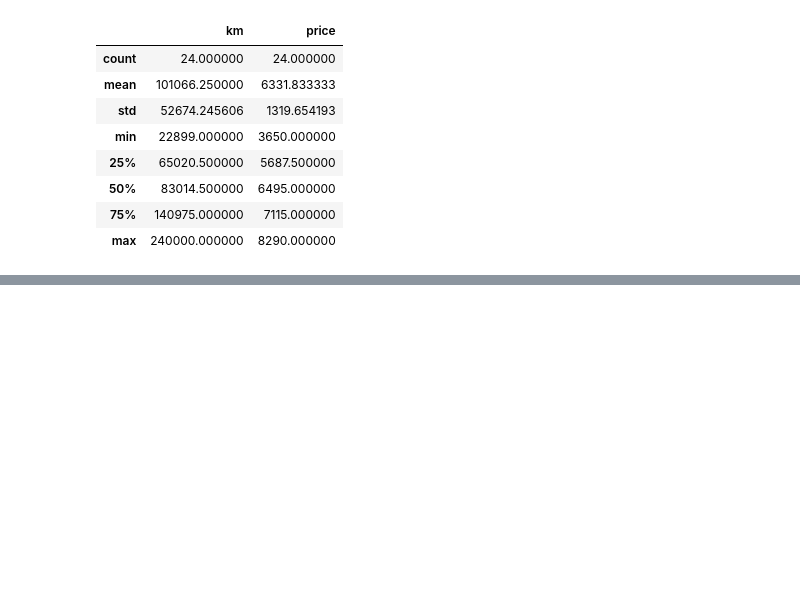
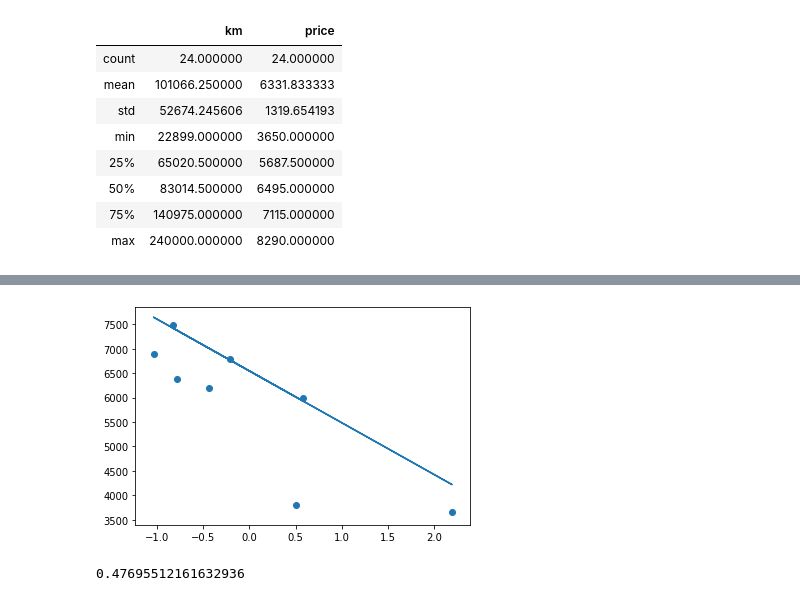
Before and after one commit to danlee65071/ft_linear_regression, a Jupyter notebook: ft_linear_regression.ipynb, the cells around one changed output, grey strips where cells are left out. Drawn from its saved outputs; the diff is of its cells as text; code cells hidden in the pictures; blank space fills up the shorter version.

```diff
--- a/ft_linear_regression.ipynb
+++ b/ft_linear_regression.ipynb
@@ -74,0 +89,10 @@ Exception: Dot product shape mismatch, (16,) vs (2,)
+# %%
+X_test = StandardScaler().fit_transform(X_test)
+y_test_res = l_model.predict(X_test)
+plt.plot(X_test, y_test_res)
+plt.scatter(X_test, y_test)
+plt.show()
+print(l_model.score(X_test, y_test))
+# %% [output]
+[figure, added]
+0.47695512161632936
```
Also changed, not shown: parts of 8 cells of this notebook.
